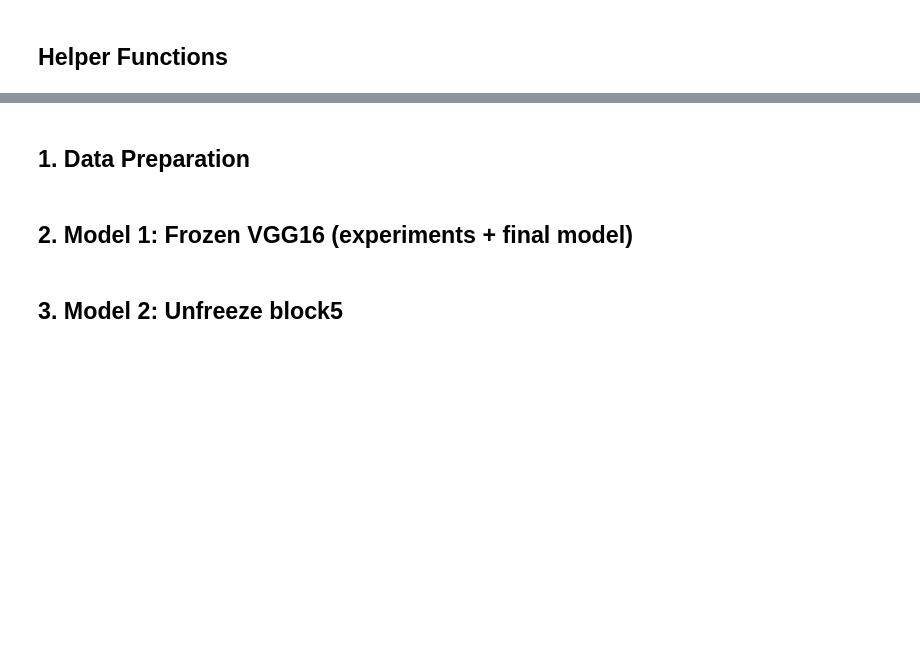
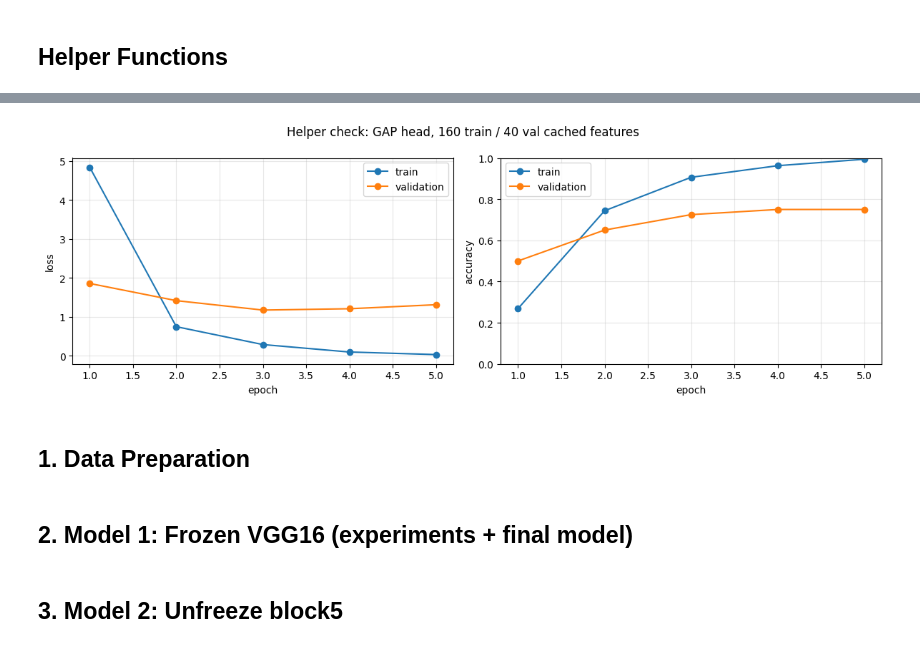
Before and after one commit to miguel-tm/dl-assignment2, a Jupyter notebook: notebooks/SCS_3546_Assignment_02.ipynb, the cells around one changed output, grey strips where cells are left out. Saved outputs shown, nothing was run; the diff lists cells and outputs as text; code cells hidden in the pictures; blank space fills up the shorter version.

Commit message:
feat: Phase 1 helper functions and checkpoint

```diff
--- a/notebooks/SCS_3546_Assignment_02.ipynb
+++ b/notebooks/SCS_3546_Assignment_02.ipynb
@@ -58,0 +232,16 @@ set_global_seed()
+# %%
+def build_full_model(base, head, augmentation=None, name="full_model"):
+    """Self-contained model on raw 0-255 pixels (M01):
+    Input -> [augmentation, training only] -> preprocess_input -> VGG16 base -> head.
+
+    base and head are shared, not copied: weights the head learned on cached features carry over (Q2).
+    """
+    inputs = keras.Input(shape=INPUT_SHAPE, name="image")
+    x = inputs
+    if augmentation is not None:
+        x = augmentation(x)
+    x = layers.Lambda(vgg16.preprocess_input, name="vgg16_preprocess")(x)
+    # training=False only affects layers like BatchNorm/Dropout (VGG16 has none); weights still train if unfrozen.
+    x = base(x, training=False)
+    outputs = head(x)
+    return keras.Model(inputs, outputs, name=name)
@@ -58,0 +319,61 @@ set_global_seed()
+# %%
+set_global_seed()
+
+# 1. Full split; the test set is only counted here, never used for training or tuning (Q1).
+paths, labels, class_names = load_dataset()
+splits = make_split(paths, labels)
+print(f"{'split':6s}" + "".join(f"{c:>11s}" for c in class_names) + f"{'total':>8s}")
+for split_name, (_, split_labels) in splits.items():
+    counts = np.bincount(split_labels, minlength=len(class_names))
+    print(f"{split_name:6s}" + "".join(f"{n:11d}" for n in counts) + f"{counts.sum():8d}")
+
+# 2. Small stratified subset: 160 train + 40 validation images.
+sub_train_paths, _, sub_train_labels, _ = train_test_split(
+    *splits["train"], train_size=160, stratify=splits["train"][1], random_state=SEED
+)
+sub_val_paths, _, sub_val_labels, _ = train_test_split(
+    *splits["val"], train_size=40, stratify=splits["val"][1], random_state=SEED
+)
+print(f"\nsubset train {np.bincount(sub_train_labels)} | subset val {np.bincount(sub_val_labels)}")
+
+# 3. One batch of raw pixels: no preprocess_input in the pipeline (M01).
+images, _ = next(iter(make_tf_dataset(sub_train_paths, sub_train_labels, shuffle=True)))
+pixels = images.numpy()
+print(f"\none batch: {images.shape} {images.dtype} | min={pixels.min():.1f} max={pixels.max():.1f}")
+assert images.shape == (BATCH_SIZE, *INPUT_SHAPE)
+assert pixels.min() >= 0 and 1 < pixels.max() <= 255, "expected raw 0-255 pixels (M01)"
+
+# 4. Feature extractor on that batch.
+base = build_vgg_base()
+extractor = build_feature_extractor(base)
+batch_features = extractor.predict_on_batch(images)
+print(f"feature extractor output: {batch_features.shape}")
+assert batch_features.shape == (BATCH_SIZE, *FEATURE_SHAPE)
+
+# 5. Trainable parameters per fine-tuning mode (M06); counts must match VGG16's known layer sizes.
+head = build_head(pooling="gap")
+full = build_full_model(base, head)
+head_params = count_params(head)["trainable"]
+expected_base = {"none": 0, "block5": 7_079_424, "all": 14_714_688}
+print()
+for mode, expected in expected_base.items():
+    set_trainable(base, mode)
+    base_trainable = count_params(base)["trainable"]
+    print(f"{mode:7s} trainable: base {base_trainable:>10,} + head {head_params:,} = {count_params(full)['trainable']:>10,}")
+    assert base_trainable == expected
+set_trainable(base, "none")
+
+# 6. Cache subset features (no shuffling, M03), then train the head on them for 5 epochs.
+train_features, train_y = extract_features(extractor, make_tf_dataset(sub_train_paths, sub_train_labels))
+val_features, val_y = extract_features(extractor, make_tf_dataset(sub_val_paths, sub_val_labels))
+print(f"\ncached features: train {train_features.shape}, val {val_features.shape}")
+assert np.array_equal(train_y, sub_train_labels) and np.array_equal(val_y, sub_val_labels)
+
+head.compile(optimizer="adam", loss="sparse_categorical_crossentropy", metrics=["accuracy"])
+history, seconds = timed_fit(
+    head, train_features, train_y, validation_data=(val_features, val_y),
+    epochs=5, batch_size=BATCH_SIZE, verbose=2,
+)
+print(f"head training time: {seconds:.1f}s")
+plot_history(history, title="Helper check: GAP head, 160 train / 40 val cached features")
+# %% [output]
@@ -59,3 +397,4 @@ set_global_seed()
+[figure, added]
 # %% [markdown]
 ## 1. Data Preparation
 # %% [markdown]
```
Also changed, not shown: parts of 10 cells of this notebook.
